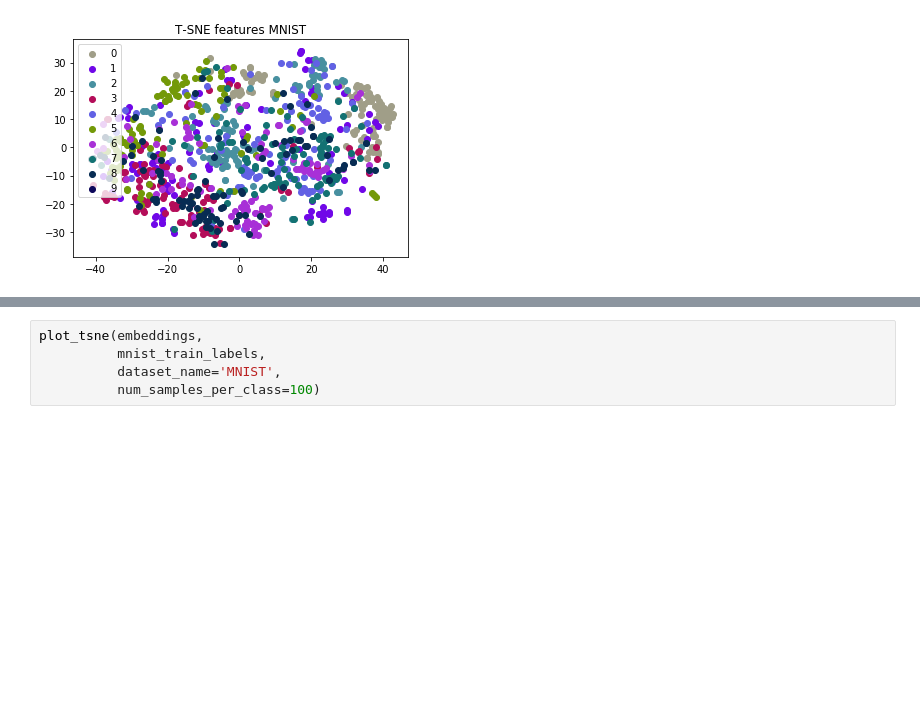
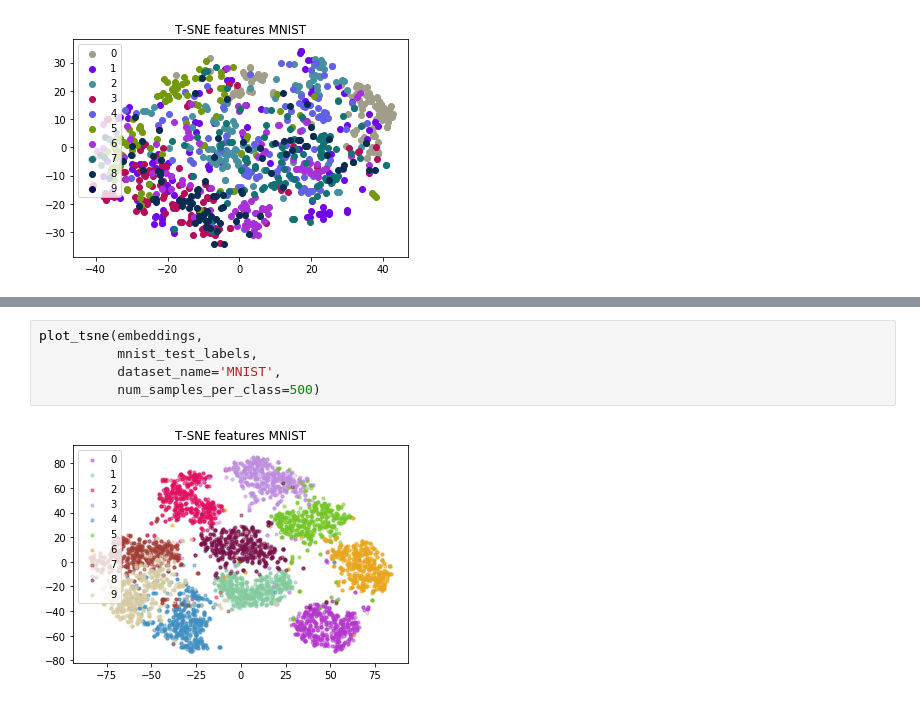
Before and after one commit to eloygeenjaar/cv-dl, a Jupyter notebook: dcec-train.ipynb, the cells around one changed output, grey strips where cells are left out. Saved outputs shown, nothing was run; the diff lists cells and outputs as text; blank space fills up the shorter version.

```diff
--- a/dcec-train.ipynb
+++ b/dcec-train.ipynb
@@ -162,5 +172,7 @@ plot_tsne(clusters,
 # %%
 plot_tsne(embeddings,
-          mnist_train_labels,
+          mnist_test_labels,
           dataset_name='MNIST',
-          num_samples_per_class=100)
+          num_samples_per_class=500)
+# %% [output]
+[figure, added]
```
Also changed, not shown: parts of 9 cells of this notebook, 1 other file.
